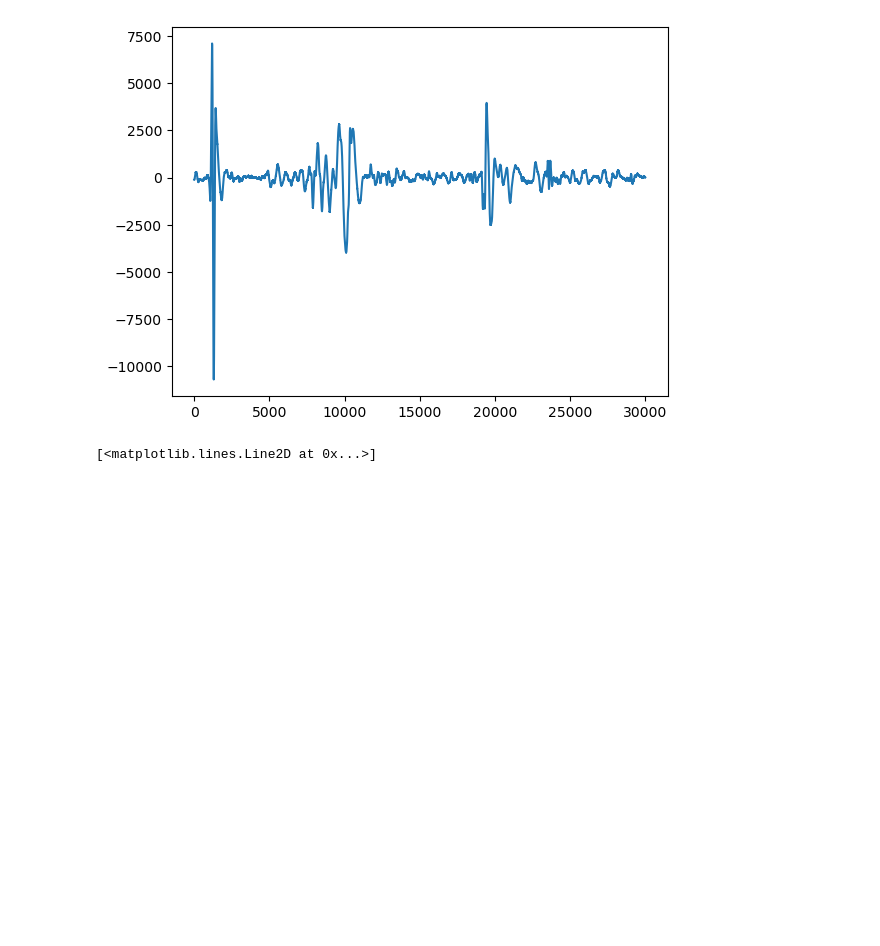
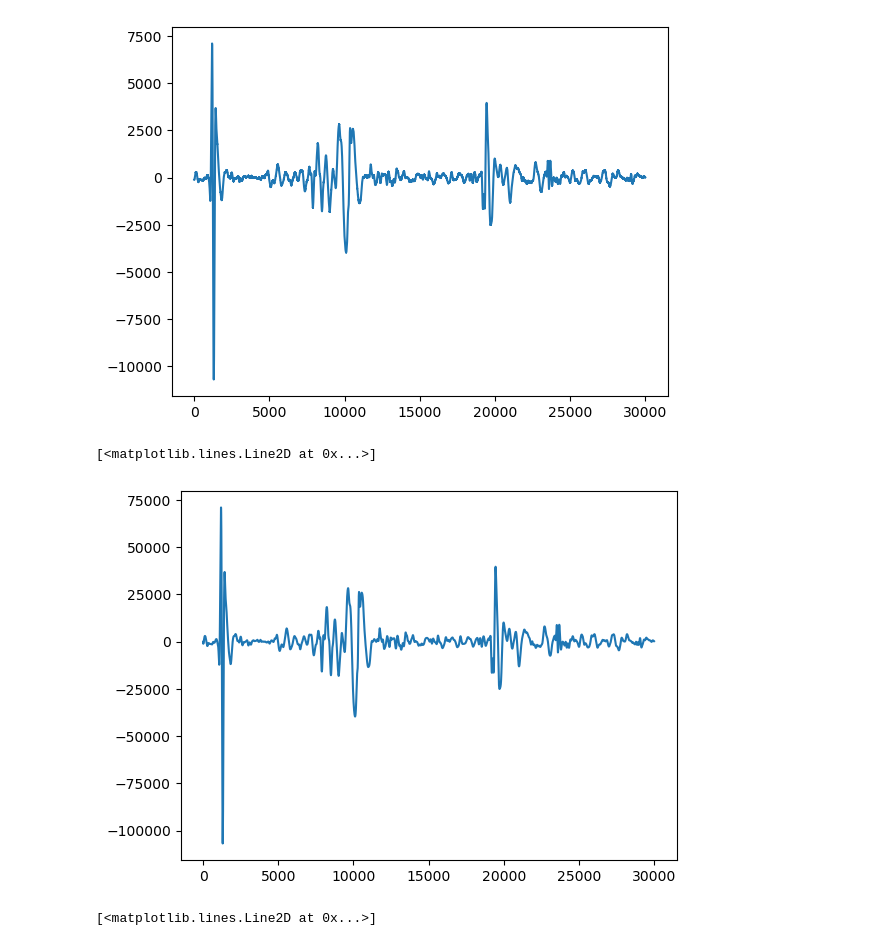
Before and after one commit to jakesavi/Remote-Stethoscope, a Jupyter notebook: 2023-Audio/ThinkLabs One/FFT.ipynb, the cells around one changed output. Cells and saved outputs as stored; diff of their text form; code cells hidden in the pictures; blank space fills up the shorter version.

```diff
--- a/2023-Audio/ThinkLabs One/FFT.ipynb
+++ b/2023-Audio/ThinkLabs One/FFT.ipynb
@@ -136,6 +136,11 @@ plt.plot(data[0:30000])
 # %% [output]
 [<matplotlib.lines.Line2D at 0x...>]
 [figure]
+# %%
+plt.plot(smoothened[0:30000])
+# %% [output]
+[<matplotlib.lines.Line2D at 0x...>]
+[figure, added]
 # %%
 plt.plot(ndimage.median_filter(data[0:30000], size=200))
 # %% [output]
```
